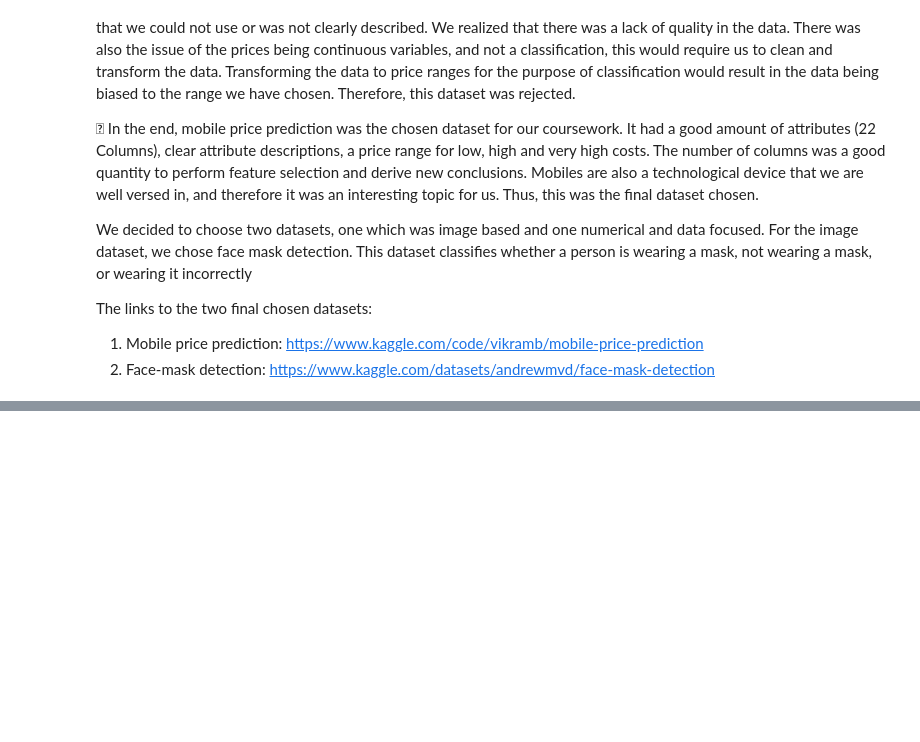
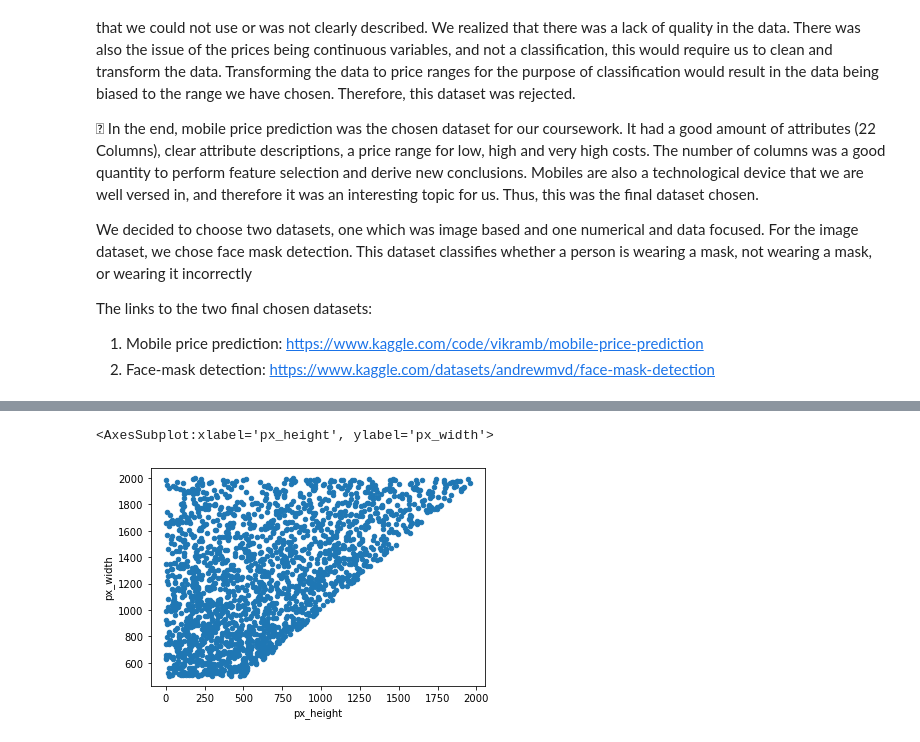
Before and after one commit to na2007/F20DL, a Jupyter notebook: Coursework.ipynb, the cells around one changed output, grey strips where cells are left out. Saved outputs shown, nothing was run; the diff lists cells and outputs as text; code cells hidden in the pictures; blank space fills up the shorter version.

```diff
--- a/Coursework.ipynb
+++ b/Coursework.ipynb
@@ -21,0 +106,5 @@ The links to the two final chosen datasets:
+# %%
+mobile.plot(kind="scatter", x="px_height", y="px_width")
+# %% [output]
+<AxesSubplot:xlabel='px_height', ylabel='px_width'>
+[figure, added]
```
Also changed, not shown: parts of 19 cells of this notebook.
